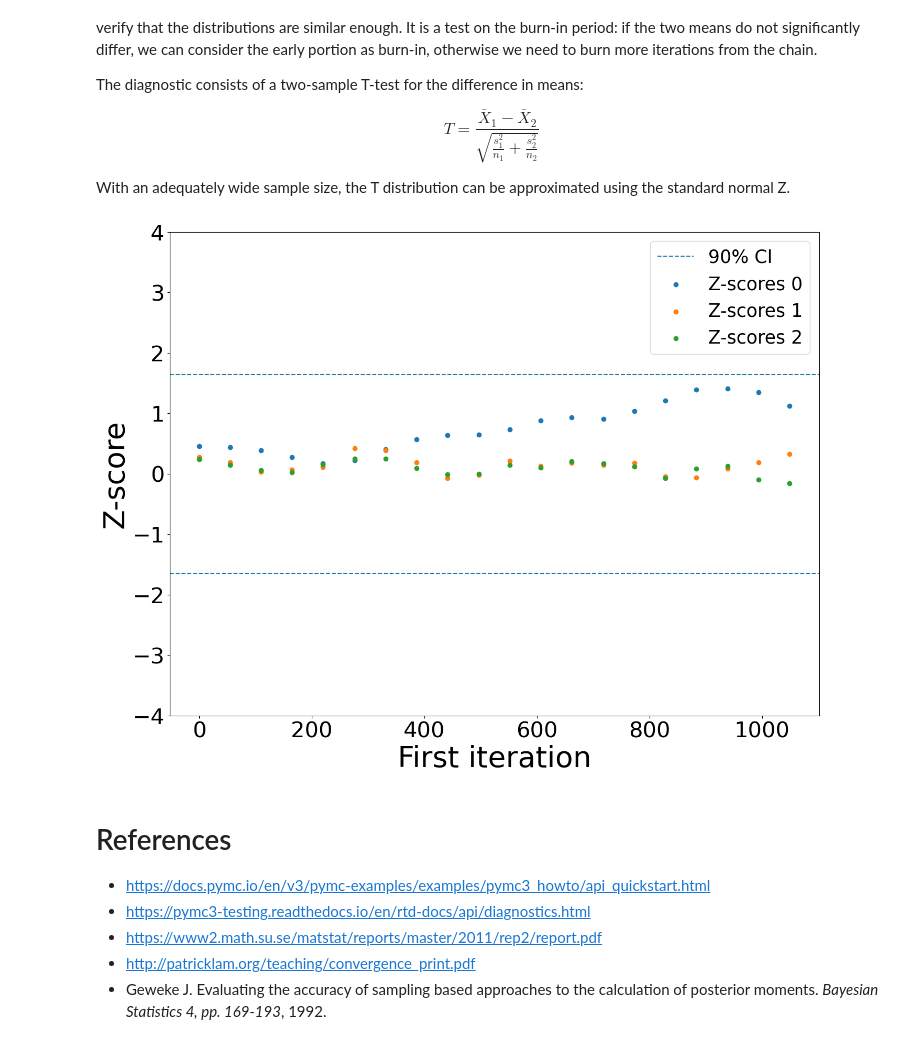
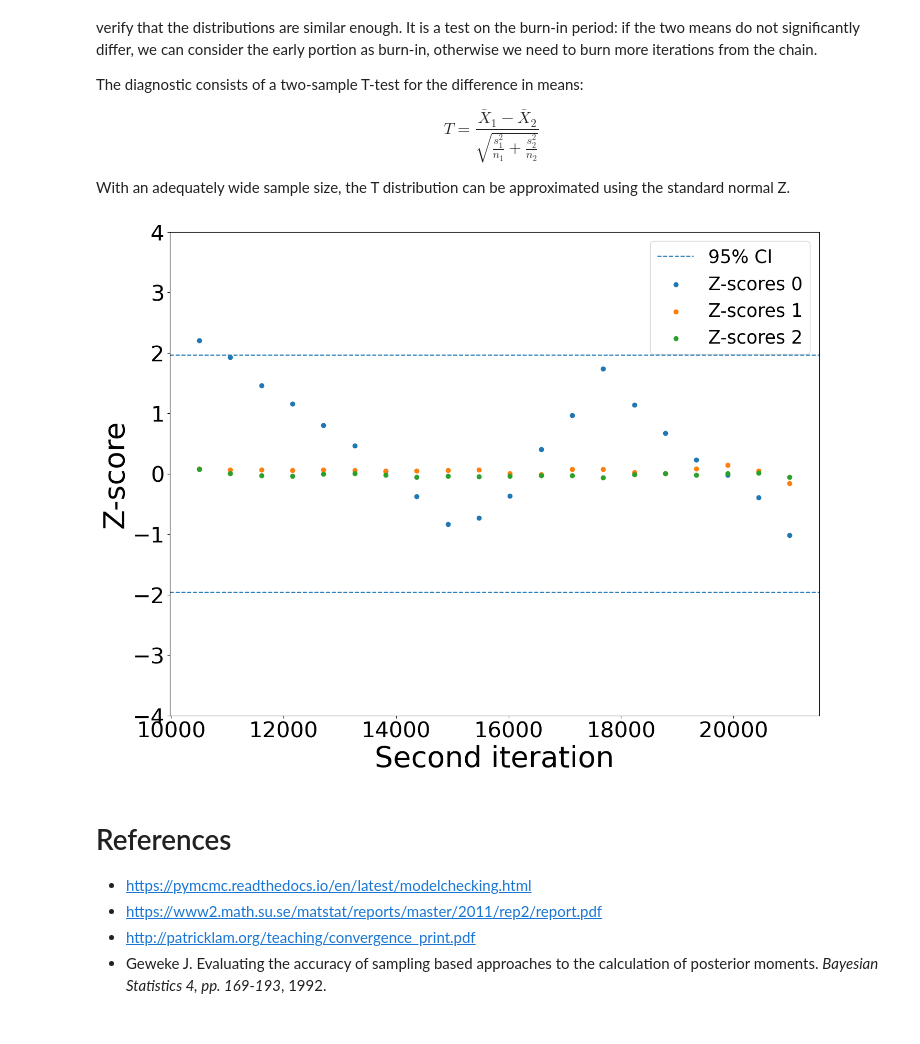
Before and after one commit to fcastagna/mcmc_convergence, a Jupyter notebook: convergence.ipynb, the cells around one changed output. Cells and saved outputs as stored; diff of their text form; code cells hidden in the pictures.

```diff
--- a/convergence.ipynb
+++ b/convergence.ipynb
@@ -29,8 +29,8 @@ import matplotlib.pyplot as plt
 from scipy.integrate import quad
 
 obs = [-4.]
-niter = 500
-nburn = 200
+niter = 5000
+nburn = 2000
 ntotal = nburn+niter
 nchains = 3
 
@@ -361,27 +357,26 @@ def geweke(ary, first=0.1, last=0.5, intervals=20):
 # %%
 plt.rcParams['figure.figsize'] = (16, 12)
 plt.rcParams['xtick.labelsize'] = 30
 plt.rcParams['ytick.labelsize'] = 30
 plt.rcParams['axes.labelsize'] = 40
 gew_0 = geweke(trace_0.posterior.m.data.flatten(), first=.1, last=.5)
-plt.scatter(gew_0[:,0], gew_0[:,1])
+plt.scatter(ntotal*3/2+gew_0[:,0], gew_0[:,1])
 gew_1 = geweke(trace_1.posterior.m.data.flatten(), first=.1, last=.5)
-plt.scatter(gew_1[:,0], gew_1[:,1])
+plt.scatter(ntotal*3/2+gew_1[:,0], gew_1[:,1])
 gew_2 = geweke(trace_2.posterior.m.data.flatten(), first=.1, last=.5)
-plt.scatter(gew_2[:,0], gew_2[:,1])
-plt.xlabel('First iteration')
+plt.scatter(ntotal*3/2+gew_2[:,0], gew_2[:,1])
+plt.xlabel('Second iteration')
 plt.ylabel('Z-score')
 plt.ylim(-4, 4)
-plt.axhline(-st.norm.ppf(.95), linestyle='--')
-plt.axhline(st.norm.ppf(.95), linestyle='--', label='_nolegend_')
-plt.legend(('90% CI', 'Z-scores 0', 'Z-scores 1', 'Z-scores 2'), bbox_to_anchor=(1,1), prop={'size': 25})
+plt.axhline(-st.norm.ppf(.975), linestyle='--')
+plt.axhline(st.norm.ppf(.975), linestyle='--', label='_nolegend_')
+plt.legend(('95% CI', 'Z-scores 0', 'Z-scores 1', 'Z-scores 2'), bbox_to_anchor=(1,1), prop={'size': 25})
 pass
 # %% [output]
-[figure, old version]
+[figure, new version]
 # %% [markdown]
 # References
-- https://docs.pymc.io/en/v3/pymc-examples/examples/pymc3_howto/api_quickstart.html
-- https://pymc3-testing.readthedocs.io/en/rtd-docs/api/diagnostics.html
+- https://pymcmc.readthedocs.io/en/latest/modelchecking.html
 - https://www2.math.su.se/matstat/reports/master/2011/rep2/report.pdf
 - http://patricklam.org/teaching/convergence_print.pdf
 -  Geweke J. Evaluating the accuracy of sampling based approaches to the calculation of posterior moments. _Bayesian Statistics 4, pp. 169-193_, 1992.
```
Also changed, not shown: parts of 26 cells of this notebook.
